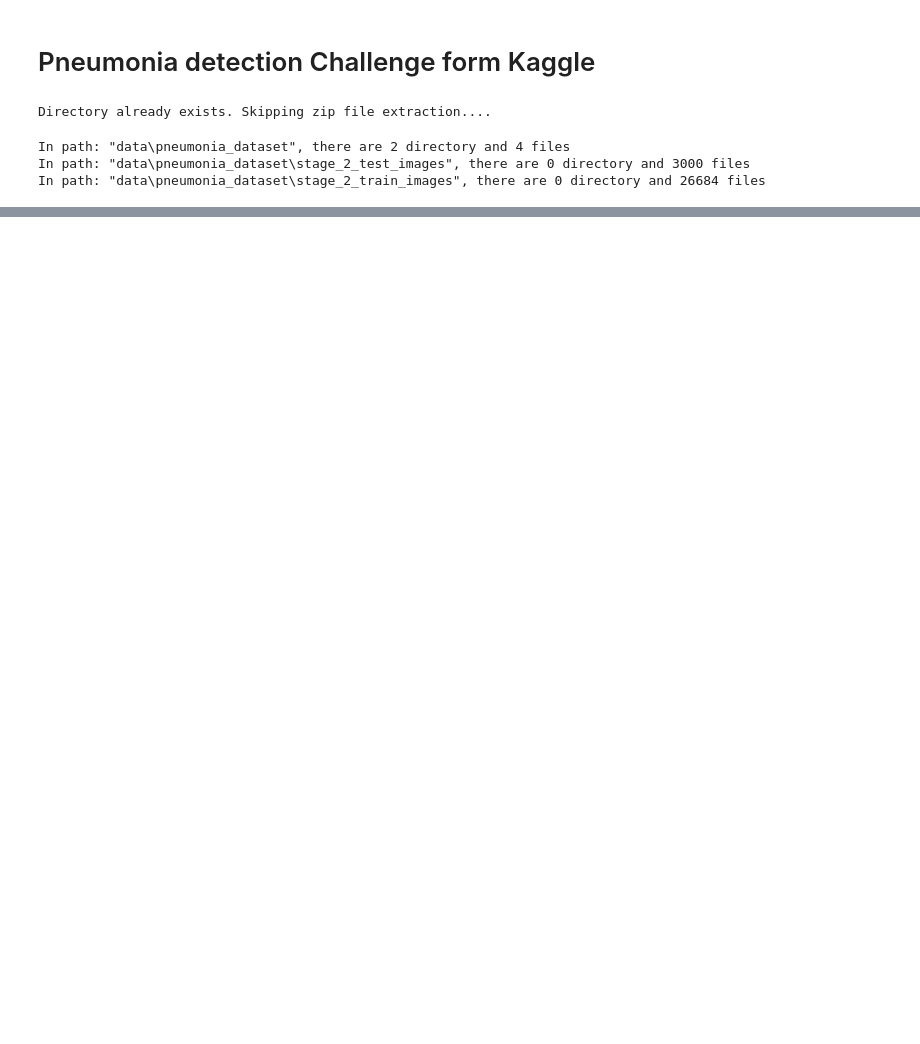
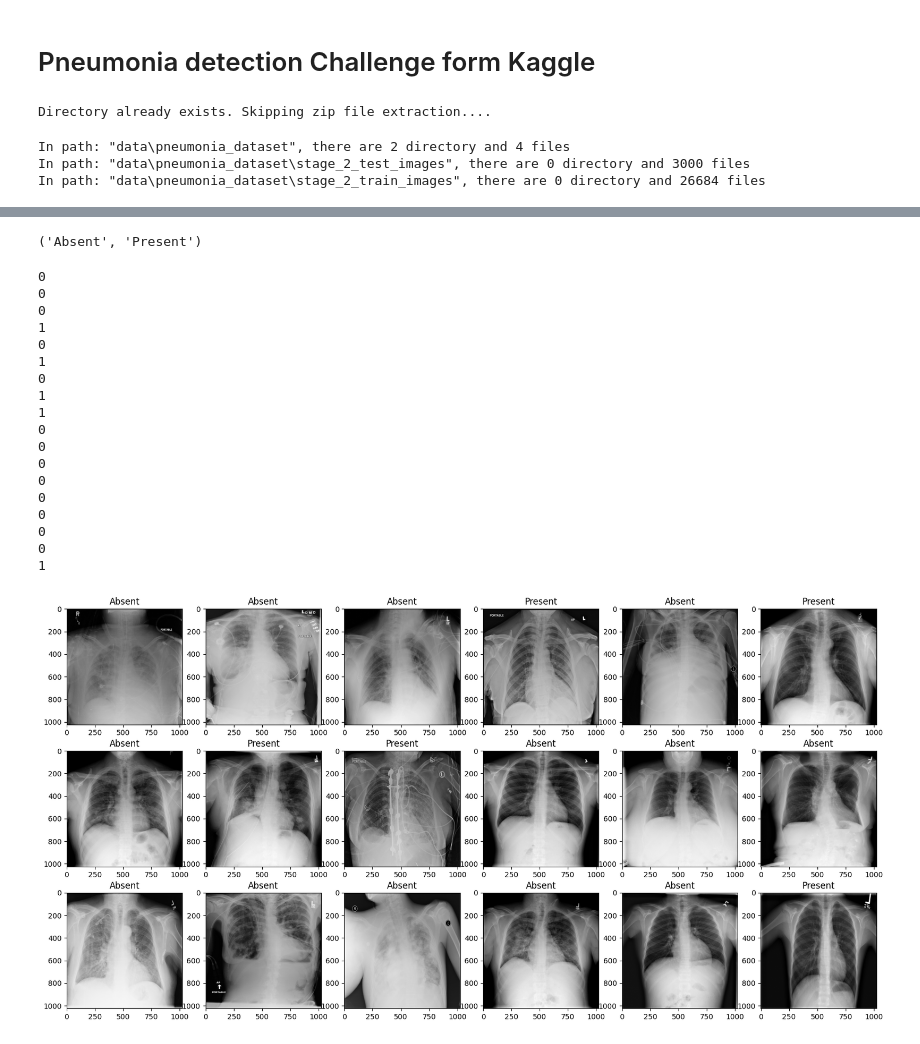
Before and after one commit to kmsmeng/ML_Projects, a Jupyter notebook: Medical_Image_Classification/pneumonia_detection_challenge.ipynb, the cells around one changed output, grey strips where cells are left out. Drawn from its saved outputs; the diff is of its cells as text; code cells hidden in the pictures; blank space fills up the shorter version.

```diff
--- a/Medical_Image_Classification/pneumonia_detection_challenge.ipynb
+++ b/Medical_Image_Classification/pneumonia_detection_challenge.ipynb
@@ -33,0 +95,8 @@ all_images_path = list(data_file.glob('*/*.dcm'))
+# %%
+# all_images_path[-1]
+
+image_path = all_images_path[-1]
+
+image = pydicom.dcmread(image_path)
+patientID = image.PatientID
+patientID, all_images_path[-1]
@@ -92,0 +155,5 @@ with open(train_labels_file, newline='', encoding='utf-8') as csvfile:
+# %%
+import random
+
+rand_int_list = random.sample(range(len(train_images_path)), k=18)
+rand_int_list
@@ -92,0 +179,44 @@ with open(train_labels_file, newline='', encoding='utf-8') as csvfile:
+# %%
+labels_dict = {0: 'Absent',
+               1: 'Present'}
+# %%
+labels_dict[0], labels_dict[1]
+# %% [output]
+('Absent', 'Present')
+# %%
+plt.figure(figsize=(20, 10))
+
+for i in range(len(rand_int_list)):
+    plt.subplot(3, 6, i+1)
+
+    random_int = rand_int_list[i]
+
+    image_path = train_images_path[random_int]
+    image = pydicom.dcmread(image_path)
+    image_pixel = image.pixel_array
+
+    plt.imshow(image_pixel, cmap='gray')
+    image_label = all_labels_list[random_int]
+
+    print(image_label)
+    plt.title(labels_dict[image_label])
+# %% [output]
+0
+0
+0
+1
+0
+1
+0
+1
+1
+0
+0
+0
+0
+0
+0
+0
+0
+1
+[figure, added]
```
Also changed, not shown: parts of 18 cells of this notebook.
